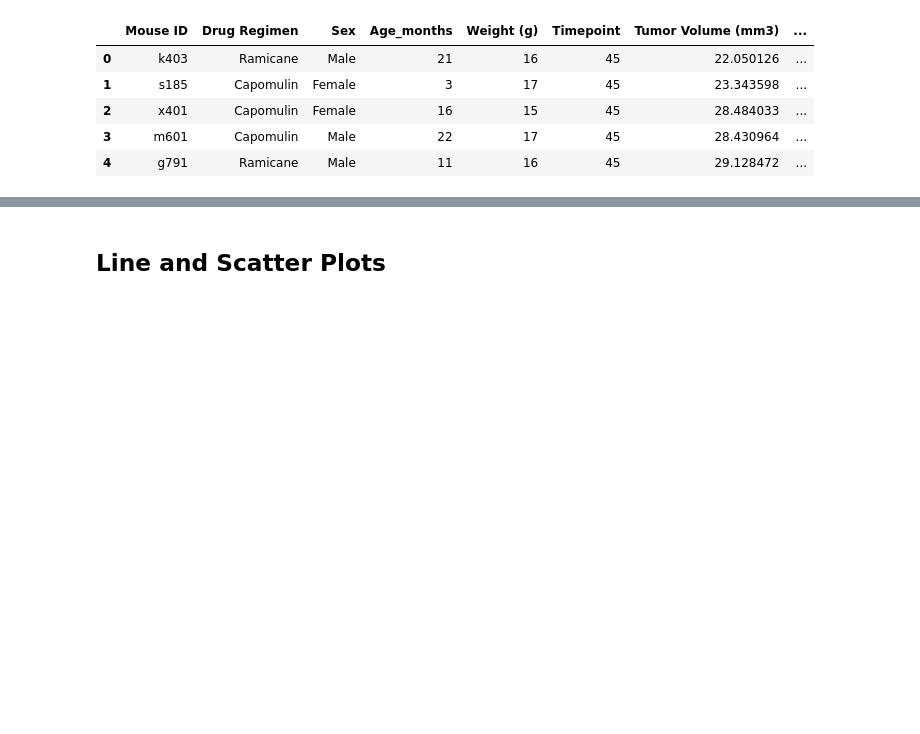
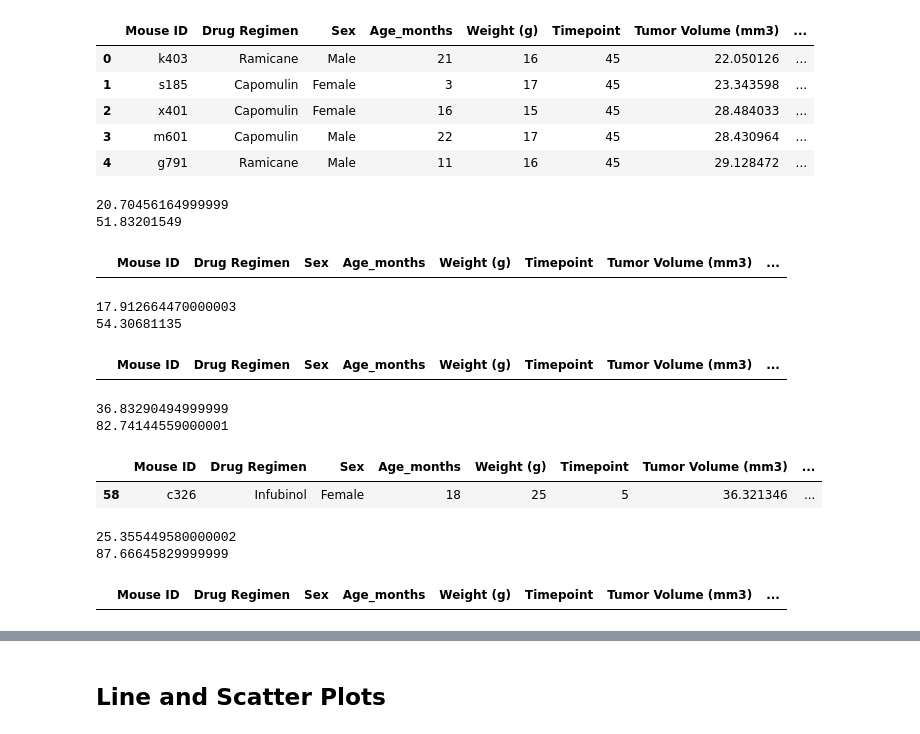
Before and after one commit to priyamittal96/matplotlib-challenge, a Jupyter notebook: pymaceuticals_starter.ipynb, the cells around one changed output, grey strips where cells are left out. Saved outputs shown, nothing was run; the diff lists cells and outputs as text; code cells hidden in the pictures; blank space fills up the shorter version.

```diff
--- a/pymaceuticals_starter.ipynb
+++ b/pymaceuticals_starter.ipynb
@@ -174,2 +178,59 @@ merged_drug_filter_df.head()
+# %%
+capomulin_quartiles = capomulin.quantile([0.25,.5,.75])["Tumor Volume (mm3)"]
+capomulin_lowerq = capomulin_quartiles[0.25]
+capomulin_upperq = capomulin_quartiles[0.75]
+capomulin_iqr = capomulin_upperq-capomulin_lowerq
+capomulin_lower_bound = capomulin_lowerq - (1.5*capomulin_iqr)
+capomulin_upper_bound = capomulin_upperq + (1.5*capomulin_iqr)
+print(lower_bound)
+print(upper_bound)
+capomulin.loc[(capomulin["Tumor Volume (mm3)"] < capomulin_lower_bound) |(capomulin["Tumor Volume (mm3)"] > capomulin_upper_bound), :]
+# %% [output]
+20.70456164999999
+51.83201549
+|  | Mouse ID | Drug Regimen | Sex | Age_months | Weight (g) | Timepoint | Tumor Volume (mm3) | ... |
+# %%
+ramicane_quartiles = ramicane.quantile([0.25,.5,.75])["Tumor Volume (mm3)"]
+ramicane_lowerq = ramicane_quartiles[0.25]
+ramicane_upperq = ramicane_quartiles[0.75]
+ramicane_iqr = ramicane_upperq-ramicane_lowerq
+ramicane_lower_bound = ramicane_lowerq - (1.5*ramicane_iqr)
+ramicane_upper_bound = ramicane_upperq + (1.5*ramicane_iqr)
+print(ramicane_lower_bound)
+print(ramicane_upper_bound)
+ramicane.loc[(ramicane["Tumor Volume (mm3)"] < ramicane_lower_bound) |(ramicane["Tumor Volume (mm3)"] > ramicane_upper_bound), :]
+# %% [output]
+17.912664470000003
+54.30681135
+|  | Mouse ID | Drug Regimen | Sex | Age_months | Weight (g) | Timepoint | Tumor Volume (mm3) | ... |
+# %%
+infubinol_quartiles = infubinol.quantile([0.25,.5,.75])["Tumor Volume (mm3)"]
+infubinol_lowerq = infubinol_quartiles[0.25]
+infubinol_upperq = infubinol_quartiles[0.75]
+infubinol_iqr = infubinol_upperq-infubinol_lowerq
+infubinol_lower_bound = infubinol_lowerq - (1.5*infubinol_iqr)
+infubinol_upper_bound = infubinol_upperq + (1.5*infubinol_iqr)
+print(infubinol_lower_bound)
+print(infubinol_upper_bound)
+infubinol.loc[(infubinol["Tumor Volume (mm3)"] < infubinol_lower_bound) |(infubinol["Tumor Volume (mm3)"] > infubinol_upper_bound), :]
+# %% [output]
+36.83290494999999
+82.74144559000001
+|  | Mouse ID | Drug Regimen | Sex | Age_months | Weight (g) | Timepoint | Tumor Volume (mm3) | ... |
+| 58 | c326 | Infubinol | Female | 18 | 25 | 5 | 36.321346 | ... |
+# %%
+ceftamin_quartiles = ceftamin.quantile([0.25,.5,.75])["Tumor Volume (mm3)"]
+ceftamin_lowerq = ceftamin_quartiles[0.25]
+ceftamin_upperq = ceftamin_quartiles[0.75]
+ceftamin_iqr = ceftamin_upperq-ceftamin_lowerq
+ceftamin_lower_bound = ceftamin_lowerq - (1.5*ceftamin_iqr)
+ceftamin_upper_bound = ceftamin_upperq + (1.5*ceftamin_iqr)
+print(ceftamin_lower_bound)
+print(ceftamin_upper_bound)
+ceftamin.loc[(ceftamin["Tumor Volume (mm3)"] < ceftamin_lower_bound) |(ceftamin["Tumor Volume (mm3)"] > ceftamin_upper_bound), :]
+# %% [output]
+25.355449580000002
+87.66645829999999
+|  | Mouse ID | Drug Regimen | Sex | Age_months | Weight (g) | Timepoint | Tumor Volume (mm3) | ... |
 # %%
 # Generate a box plot of the final tumor volume of each mouse across four regimens of interest
```
Also changed, not shown: parts of 8 cells of this notebook.
